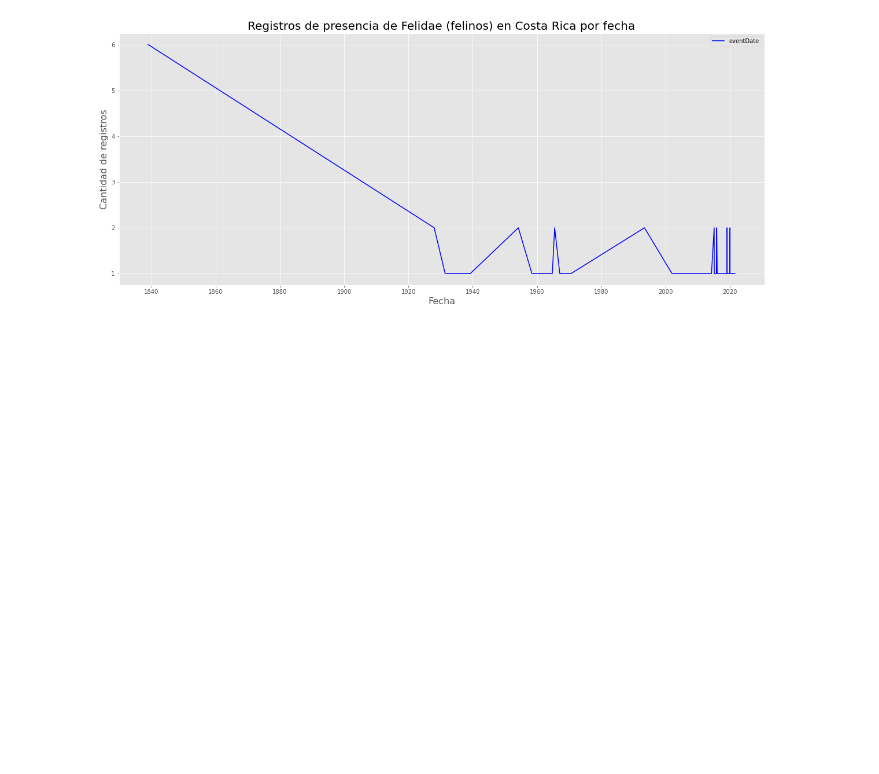
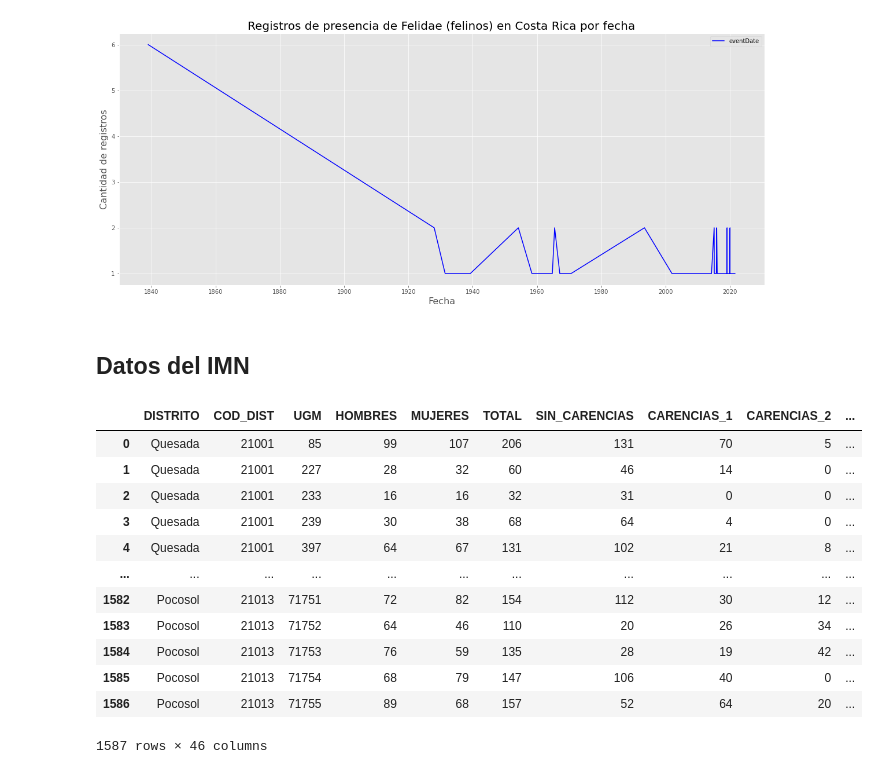
Before and after one commit to curso-python-imn/curso-python-imn.github.io, a Jupyter notebook: 17-pandas.ipynb, the cells around one changed output. Saved outputs shown, nothing was run; the diff lists cells and outputs as text; code cells hidden in the pictures; blank space fills up the shorter version.

```diff
--- a/17-pandas.ipynb
+++ b/17-pandas.ipynb
@@ -331,3 +430,23 @@ plt.legend()
 # %% [output]
 <matplotlib.legend.Legend at 0x...>
 [figure]
+# %% [markdown]
+## Datos del IMN
+# %%
+san_carlos = pd.read_csv("https://raw.githubusercontent.com/curso-python-imn/curso-python-imn.github.io/main/datos/analisis-riesgo/indicadores-vulnerabilidad-SAN%20CARLOS.csv")
+
+san_carlos
+# %% [output]
+|  | DISTRITO | COD_DIST | UGM | HOMBRES | MUJERES | TOTAL | SIN_CARENCIAS | CARENCIAS_1 | CARENCIAS_2 | ... |
+| 0 | Quesada | 21001 | 85 | 99 | 107 | 206 | 131 | 70 | 5 | ... |
+| 1 | Quesada | 21001 | 227 | 28 | 32 | 60 | 46 | 14 | 0 | ... |
+| 2 | Quesada | 21001 | 233 | 16 | 16 | 32 | 31 | 0 | 0 | ... |
+| 3 | Quesada | 21001 | 239 | 30 | 38 | 68 | 64 | 4 | 0 | ... |
+| 4 | Quesada | 21001 | 397 | 64 | 67 | 131 | 102 | 21 | 8 | ... |
+| ... | ... | ... | ... | ... | ... | ... | ... | ... | ... | ... |
+| 1582 | Pocosol | 21013 | 71751 | 72 | 82 | 154 | 112 | 30 | 12 | ... |
+| 1583 | Pocosol | 21013 | 71752 | 64 | 46 | 110 | 20 | 26 | 34 | ... |
+| 1584 | Pocosol | 21013 | 71753 | 76 | 59 | 135 | 28 | 19 | 42 | ... |
+| 1585 | Pocosol | 21013 | 71754 | 68 | 79 | 147 | 106 | 40 | 0 | ... |
+| 1586 | Pocosol | 21013 | 71755 | 89 | 68 | 157 | 52 | 64 | 20 | ... |
+1587 rows × 46 columns
```
Also changed, not shown: parts of 28 cells of this notebook, 18 other files.
